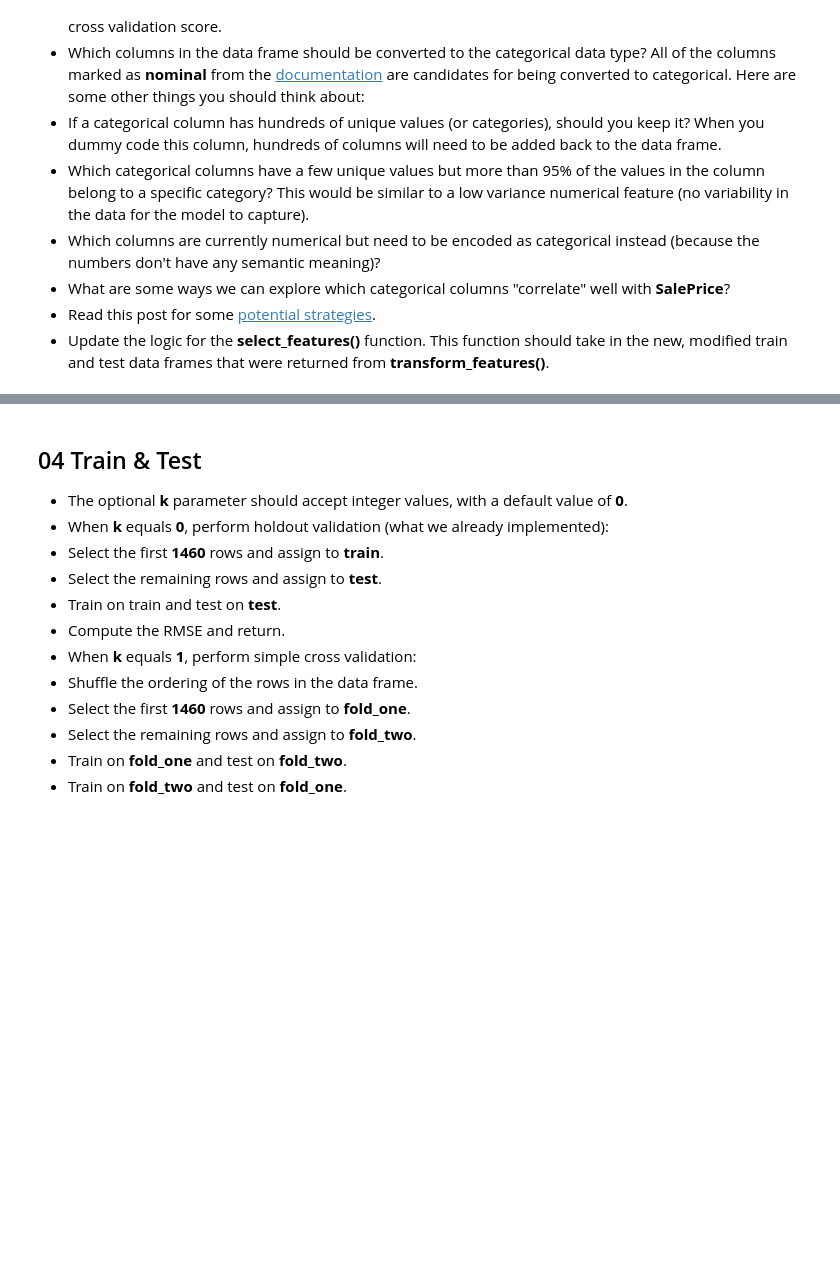
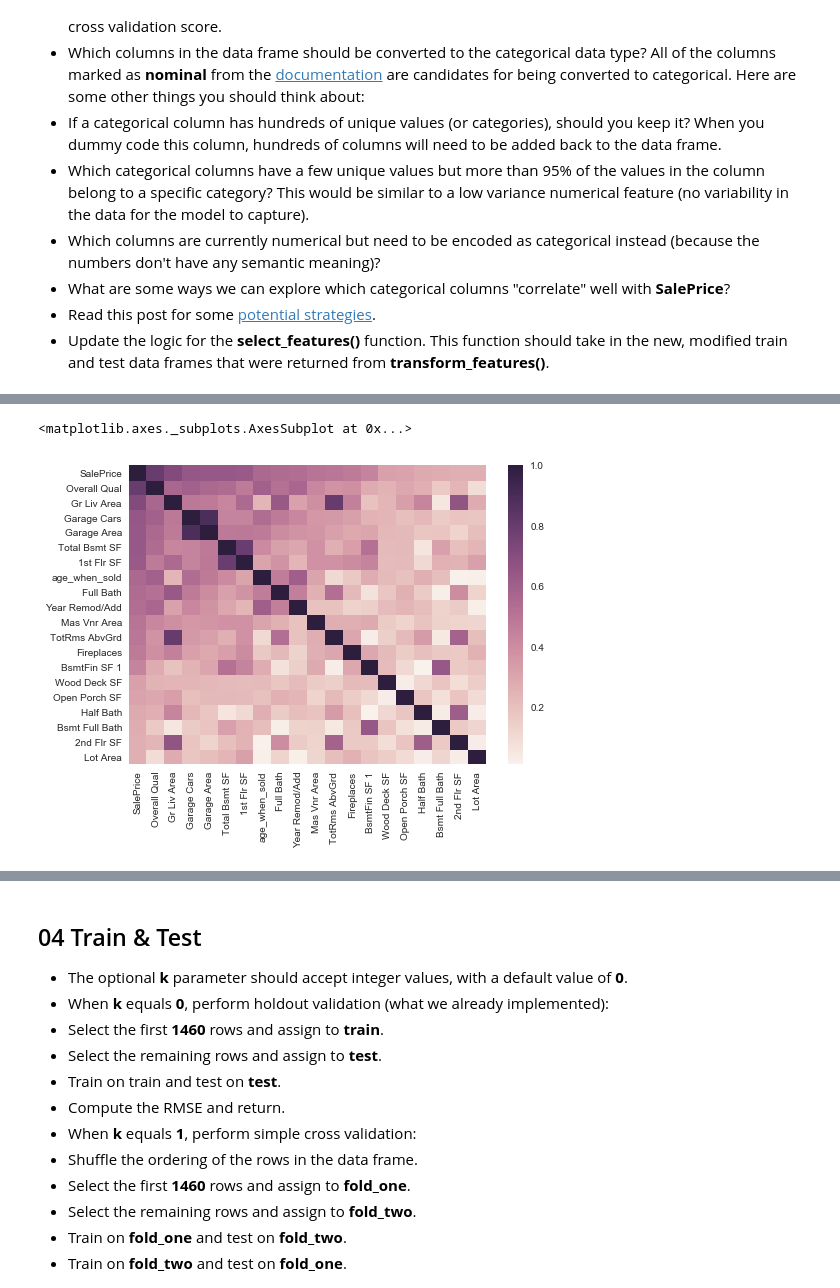
Before and after one commit to kitestring/DataQuest, a Jupyter notebook: 06_MachineLearning/04_LinearRegressionForMachineLearning/06_GuidedProject_PredictingHouseSalePrices/PredictingHouseSalePrices.ipynb, the cells around one changed output, grey strips where cells are left out. Drawn from its saved outputs; the diff is of its cells as text; code cells hidden in the pictures; blank space fills up the shorter version.

Commit message:
Predicting House Sale Prices, 3/5 in progress

```diff
--- a/06_MachineLearning/04_LinearRegressionForMachineLearning/06_GuidedProject_PredictingHouseSalePrices/PredictingHouseSalePrices.ipynb
+++ b/06_MachineLearning/04_LinearRegressionForMachineLearning/06_GuidedProject_PredictingHouseSalePrices/PredictingHouseSalePrices.ipynb
@@ -178,17 +183,17 @@ Series([], dtype: int64)
 # %%
 # Add newly created features and remove rows with negative values
-train['years_until_remod'] = years_until_remod
-train['age_when_sold'] = age_when_sold
-train = train.drop([850], axis=0)
+df['years_until_remod'] = years_until_remod
+df['age_when_sold'] = age_when_sold
+df = df.drop([850,2180], axis=0)
 
 ## No longer need original year columns
-train = train.drop(['Yr Sold', 'Year Built'], axis=1)
+df = df.drop(['Yr Sold', 'Year Built'], axis=1)
 # %%
 # Drop columns that aren't useful for ML
-train = train.drop(['Order', 'PID'], axis=1)
+df = df.drop(['Order', 'PID'], axis=1)
 
 # These columns have information that cannot be known
 # prior to the sale, as such they leak data.
-train = train.drop(["Mo Sold", "Sale Condition", "Sale Type"], axis=1)
+df = df.drop(["Mo Sold", "Sale Condition", "Sale Type"], axis=1)
 # %%
 # Review data
@@ -283,6 +272,6 @@ def transform_features(df):
 # %%
 # Quick Check that we get the same results as above
-train, test = transform_features(data)
-print(train.isnull().sum())
-train.info()
+df = transform_features(data)
+print(df.isnull().sum())
+df.info()
 # %% [output]
@@ -333,0 +309,5 @@ Index(['MS SubClass', 'MS Zoning', 'Lot Area', 'Street', 'Lot Shape',
+# %%
+# Determine the extent that each numerical training feature coorelates to the target (SalePrice).
+corrmat = df.select_dtypes(include=['int64','float64']).corr()
+sorted_corrs = corrmat['SalePrice'].abs().sort_values(ascending=False)
+sorted_corrs
@@ -333,0 +332,12 @@ Index(['MS SubClass', 'MS Zoning', 'Lot Area', 'Street', 'Lot Shape',
+# %%
+# Determine the extent of colinearity for each numerical training feature
+# Limit the check to features with a correlation to the SalePrice >= 0.25
+strong_corrs = sorted_corrs[sorted_corrs >= 0.25]
+corrmat = df[strong_corrs.index].corr().abs()
+fig = plt.subplots()
+plt.yticks(rotation=0)
+plt.xticks(rotation=90)
+sns.heatmap(corrmat)
+# %% [output]
+<matplotlib.axes._subplots.AxesSubplot at 0x...>
+[figure, added]
```
Also changed, not shown: parts of 23 cells of this notebook, 1 other file.
